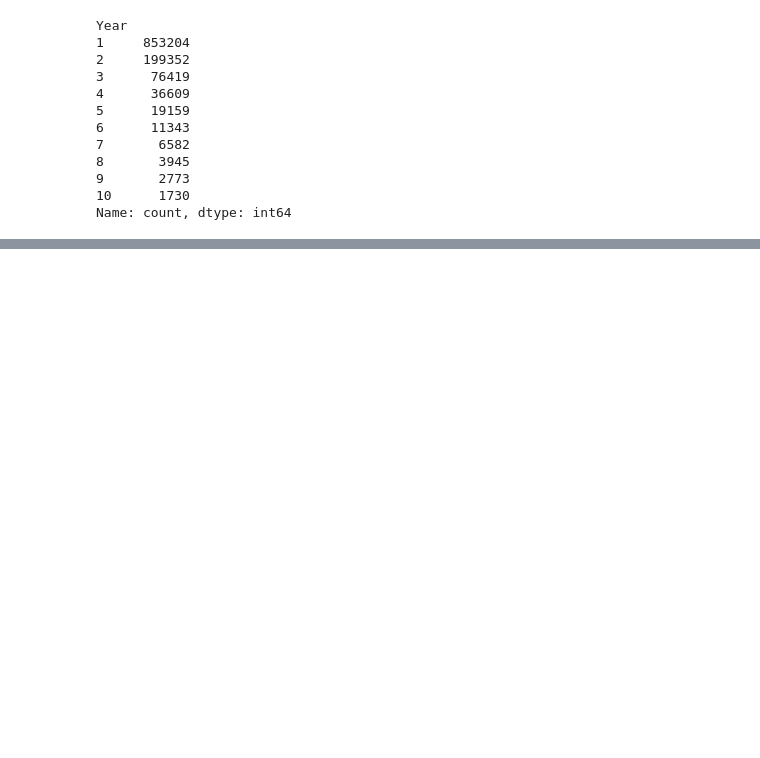
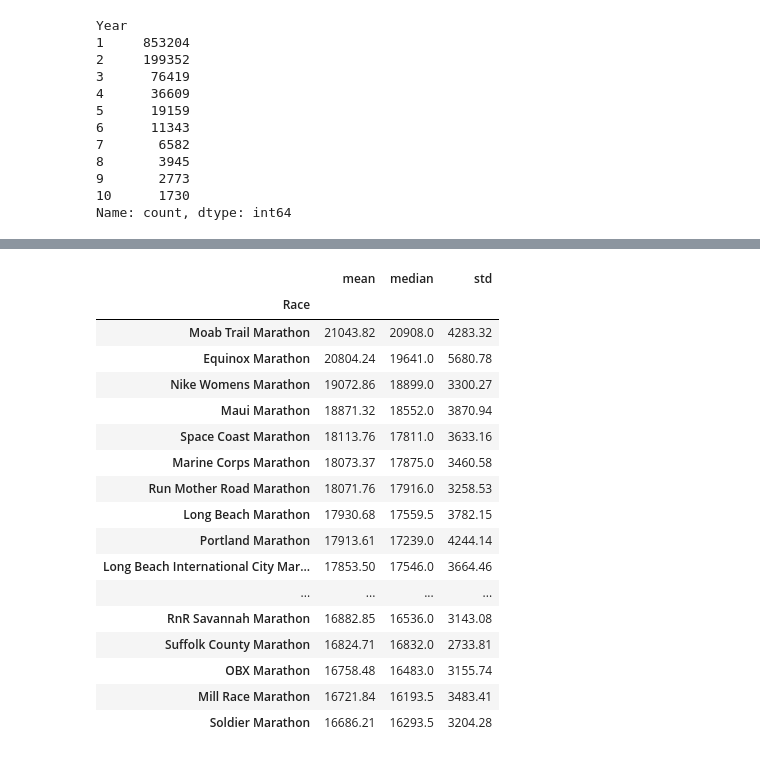
Before and after one commit to vitistatyagi/Marathon_EDA, a Jupyter notebook: marathon.ipynb, the cells around one changed output, grey strips where cells are left out. Cells and saved outputs as stored; diff of their text form; code cells hidden in the pictures; blank space fills up the shorter version.

```diff
--- a/marathon.ipynb
+++ b/marathon.ipynb
@@ -333,0 +352,21 @@ Name: Finish, Length: 283744, dtype: int64
+# %%
+df.groupby('Race')['Finish'].agg(['mean', 'median', 'std']).round(2).sort_values(by='mean', ascending=False).head(20)
+# %% [output]
+|  | mean | median | std |
+| Race |  |  |  |
+| Moab Trail Marathon | 21043.82 | 20908.0 | 4283.32 |
+| Equinox Marathon | 20804.24 | 19641.0 | 5680.78 |
+| Nike Womens Marathon | 19072.86 | 18899.0 | 3300.27 |
+| Maui Marathon | 18871.32 | 18552.0 | 3870.94 |
+| Space Coast Marathon | 18113.76 | 17811.0 | 3633.16 |
+| Marine Corps Marathon | 18073.37 | 17875.0 | 3460.58 |
+| Run Mother Road Marathon | 18071.76 | 17916.0 | 3258.53 |
+| Long Beach Marathon | 17930.68 | 17559.5 | 3782.15 |
+| Portland Marathon | 17913.61 | 17239.0 | 4244.14 |
+| Long Beach International City Mar... | 17853.50 | 17546.0 | 3664.46 |
+| ... | ... | ... | ... |
+| RnR Savannah Marathon | 16882.85 | 16536.0 | 3143.08 |
+| Suffolk County Marathon | 16824.71 | 16832.0 | 2733.81 |
+| OBX Marathon | 16758.48 | 16483.0 | 3155.74 |
+| Mill Race Marathon | 16721.84 | 16193.5 | 3483.41 |
+| Soldier Marathon | 16686.21 | 16293.5 | 3204.28 |
```
Also changed, not shown: parts of 7 cells of this notebook, 1 other file.
